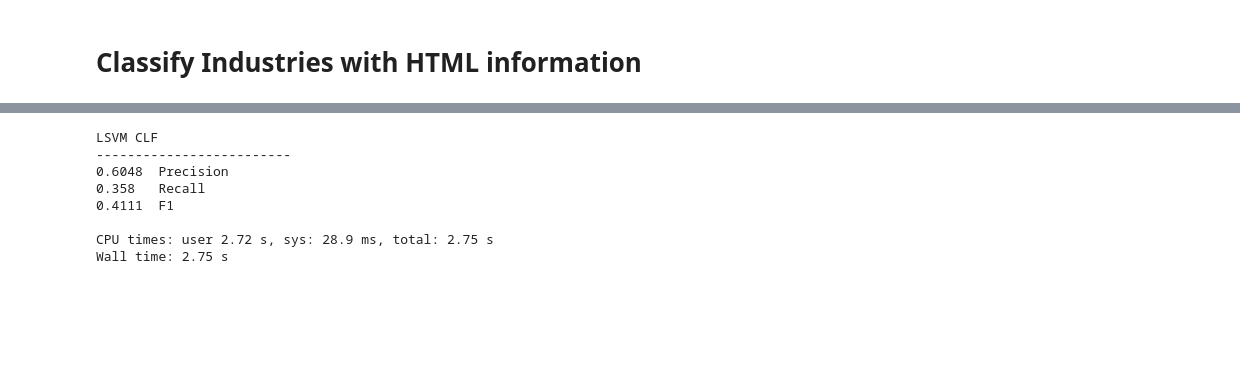
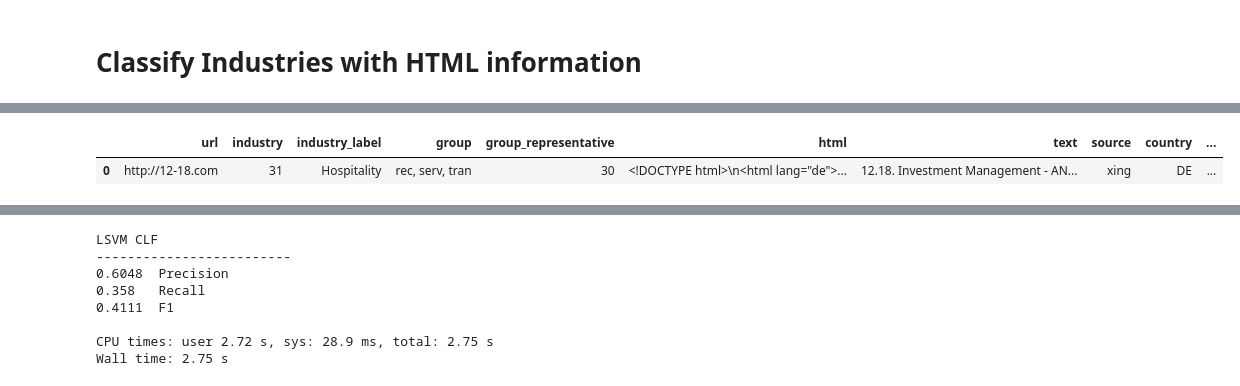
Before and after one commit to realjanpaulus/industryhtml, a Jupyter notebook: notebooks/classify_industries.ipynb, the cells around one changed output, grey strips where cells are left out. Drawn from its saved outputs; the diff is of its cells as text; code cells hidden in the pictures; blank space fills up the shorter version.

```diff
--- a/notebooks/classify_industries.ipynb
+++ b/notebooks/classify_industries.ipynb
@@ -44,7 +44,7 @@ from app.utils import (clean_boilerplate,
                        trim_html)
 # %%
 %%time
-train = pd.read_csv("../data/ctrain.csv", nrows=10000)
-train = train.fillna("")
+train = pd.read_csv("../data/ctrain.csv", nrows=1000).fillna("")
+#train = train.fillna("")
 train.head(1)
 # %% [output]
@@ -51,0 +53,2 @@ FileNotFoundError: [Errno 2] File ../data/ctrain.csv does not exist: '../data/ct
+|  | url | industry | industry_label | group | group_representative | html | text | source | country | ... |
+| 0 | http://12-18.com | 31 | Hospitality | rec, serv, tran | 30 | <!DOCTYPE html>\n<html lang="de">... | 12.18. Investment Management - AN... | xing | DE | ... |
```
Also changed, not shown: parts of 2 cells of this notebook, 2 other files.
